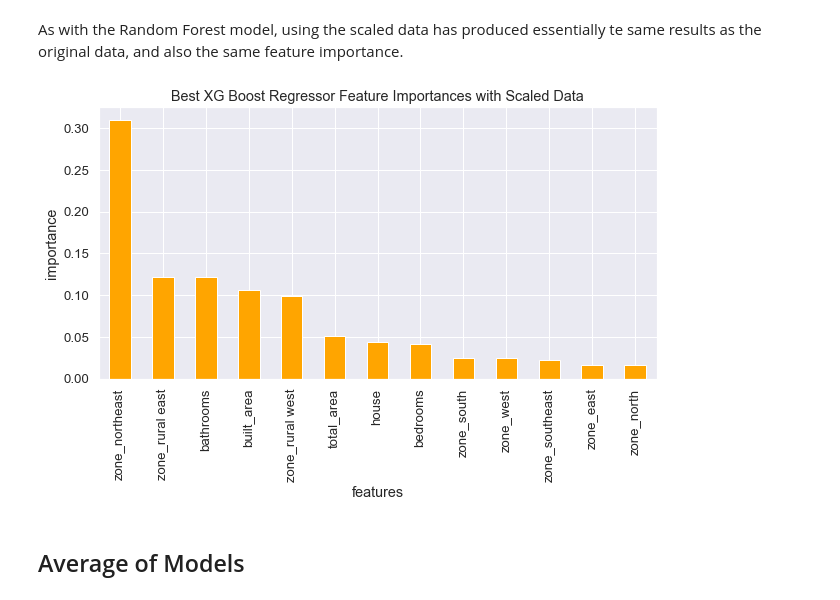
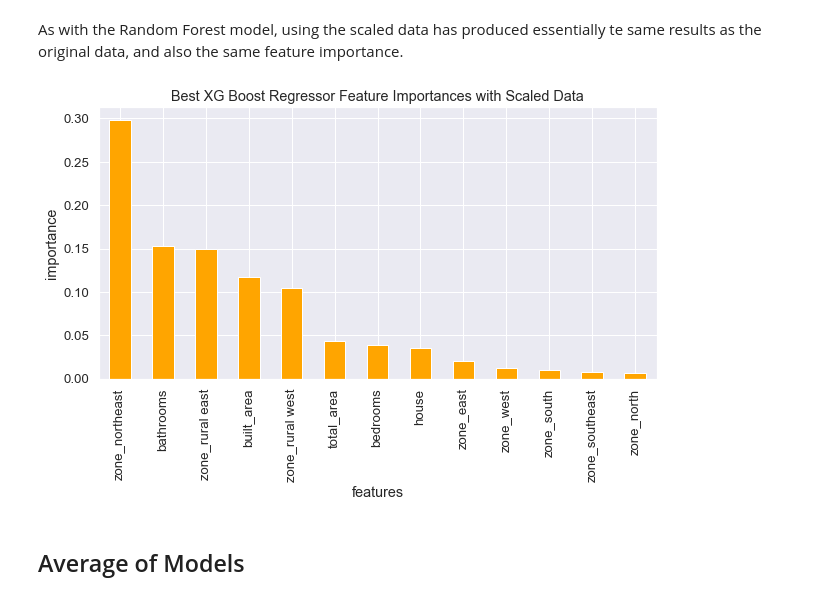
Before and after one commit to robbywalker823/Springboard, a Jupyter notebook: Capstone_2/Cap_2_modeling.ipynb, the cells around one changed output. Cells and saved outputs as stored; diff of their text form; code cells hidden in the pictures.

```diff
--- a/Capstone_2/Cap_2_modeling.ipynb
+++ b/Capstone_2/Cap_2_modeling.ipynb
@@ -319,23 +346,23 @@ In this case, using scaled data with Linear Regression actually gives us worse r
 Next we will try a Random Forest Regressor, and we will tune the hyperparameters using a Randomized Search. We will fit the model to the training data using the best parameters, and then evaluate the performance according to various metrics.
 # %%
 # Define Hyperparameter Grid
-random_grid = {'n_estimators': [200, 400, 600, 800, 1000],
+random_grid = {'n_estimators': [20, 50, 100, 200, 400, 800],
                'max_features': ['auto', 'sqrt'],
-               'max_depth': [10, 20, 30, 40, 50], # 60, 70, 80, 90, 100, None],
-               'min_samples_split': [1, 2, 4],
-               'min_samples_leaf': [1, 2, 4],
+               'max_depth': [5, 10, 20, 30, 40, 50], # 60, 70, 80, 90, 100, None],
+               'min_samples_split': [1, 2, 4, 8],
+               'min_samples_leaf': [1, 2, 4, 8],
                'bootstrap': [True, False]}
 
 # Create instance of Random Forest Regressor
 rf = RandomForestRegressor()
 
 # Create instance of Randomized Search
-rf_1 = RandomizedSearchCV(estimator = rf, param_distributions = random_grid, n_iter = 200, cv = 5, verbose=1,
+rf1 = RandomizedSearchCV(estimator = rf, param_distributions = random_grid, n_iter = 100, cv = 5, verbose=1,
                           random_state=42, n_jobs = -1)
 
 # Fit model and record run time
 start_time = time.time()
-rf_1.fit(X_train, y_train.values.flatten())
+rf1.fit(X_train, y_train.values.flatten())
 end_time = time.time()
-rf_1_time = round(end_time - start_time, 2)
+rf1_time = round(end_time - start_time, 2)
 # %% [output]
@@ -434,14 +459,14 @@ Next we will repeat the process using the scaled data.
 rf = RandomForestRegressor()
 
 # Create instance of Randomized Search
-rf_2 = RandomizedSearchCV(estimator = rf, param_distributions = random_grid, n_iter = 200, cv = 5, verbose=1,
+rf2 = RandomizedSearchCV(estimator = rf, param_distributions = random_grid, n_iter = 200, cv = 5, verbose=1,
                           random_state=42, n_jobs = -1)
 
 # Fit Model and recored run time
 start_time = time.time()
-rf_2.fit(X_train_scaled, y_train.values.flatten())
+rf2.fit(X_train_scaled, y_train.values.flatten())
 end_time = time.time()
-rf_2_time = round(end_time - start_time, 2)
+rf2_time = round(end_time - start_time, 2)
 # %% [output]
 Fitting 5 folds for each of 200 candidates, totalling 1000 fits
 [Parallel(n_jobs=-1)]: Using backend LokyBackend with 4 concurrent workers.
@@ -526,26 +560,26 @@ With the Random Forest Regressor, the results from scaled data are almost identi
 The final model we try will be an XG Boost Regressor. Again we will use a Randomized Search to tune the hyperparameters.
 # %%
 # Define Hyperparameter Grid
-gbm_param_grid = {'learning_rate': [0.01, 0.05, 0.1, 0.5],
-                  'gamma': [0, 0.1, 0.5, 1.0],
+gbm_param_grid = {'learning_rate': [0.005, 0.01, 0.05, 0.1, 0.5],
+                  'gamma': [0, 0.1, 0.5, 1.0, 5, 10],
                   'max_depth': [5, 10, 15, 20],
                   'reg_lambda': [0.1, 1.0, 5.0, 10.0, 50.0, 100.0],
                   'colsample_bytree': [0.4, 0.5, 0.6, 0.7, 0.8, 0.9, 1.0],
                   'colsample_bylevel': [0.4, 0.5, 0.6, 0.7, 0.8, 0.9, 1.0],
                   'min_child_weight': [0.5, 1.0, 3.0, 5.0, 7.0, 10.0],
-                  'n_estimators': [200, 400, 600, 800, 1000],
+                  'n_estimators': [100, 200, 400, 600, 800, 1000],
                   'subsample': np.arange(0.05, 1.05, 0.05)}
 
 # Create instance of XG Boost Regressor
 gbm = xgb.XGBRegressor()
 
 # Create instance of Randomized Search
-gbm_1 = RandomizedSearchCV(estimator=gbm, param_distributions=gbm_param_grid, n_iter=300,
+gbm1 = RandomizedSearchCV(estimator=gbm, param_distributions=gbm_param_grid, n_iter=100,
                            scoring='neg_mean_squared_error', cv=5, random_state=42, n_jobs = -1, verbose=1)
 
 # Fit model and record run time
 start_time = time.time()
-gbm_1.fit(X_train, y_train)
+gbm1.fit(X_train, y_train)
 end_time = time.time()
-gbm_1_time = round(end_time - start_time, 2)
+gbm1_time = round(end_time - start_time, 2)
 # %% [output]
@@ -637,12 +678,12 @@ Finally, we will use an XG Boost Regressor with the scaled data to see if there
 gbm = xgb.XGBRegressor()
 
 # Create instance of Randomized Search
-gbm_2 = RandomizedSearchCV(estimator=gbm, param_distributions=gbm_param_grid, n_iter=300,
+gbm2 = RandomizedSearchCV(estimator=gbm, param_distributions=gbm_param_grid, n_iter=100,
                            scoring='neg_mean_squared_error', cv=5, random_state=42, n_jobs = -1, verbose=1)
 
 # Fit model and record run time
 start_time = time.time()
-gbm_2.fit(X_train_scaled, y_train)
+gbm2.fit(X_train_scaled, y_train)
 end_time = time.time()
-gbm_2_time = round(end_time - start_time, 2)
+gbm2_time = round(end_time - start_time, 2)
 # %% [output]
@@ -719,14 +767,14 @@ As with the Random Forest model, using the scaled data has produced essentially
 # %%
 # Plot feature importance for XG Boost model using scaled data
 plt.subplots(figsize=(10, 5))
-imps = gbm_2.best_estimator_.feature_importances_
+imps = gbm2.best_estimator_.feature_importances_
 rf_feat_imps = pd.Series(imps, index=X_train.columns).sort_values(ascending=False)
 rf_feat_imps.plot(kind='bar', color='orange')
 plt.xlabel('features')
 plt.ylabel('importance')
 plt.title('Best XG Boost Regressor Feature Importances with Scaled Data');
 # %% [output]
-[figure, old version]
+[figure, new version]
 # %% [markdown]
 ## Average of Models ##
 # %% [markdown]
```
Also changed, not shown: parts of 71 cells of this notebook, 1 other file.
